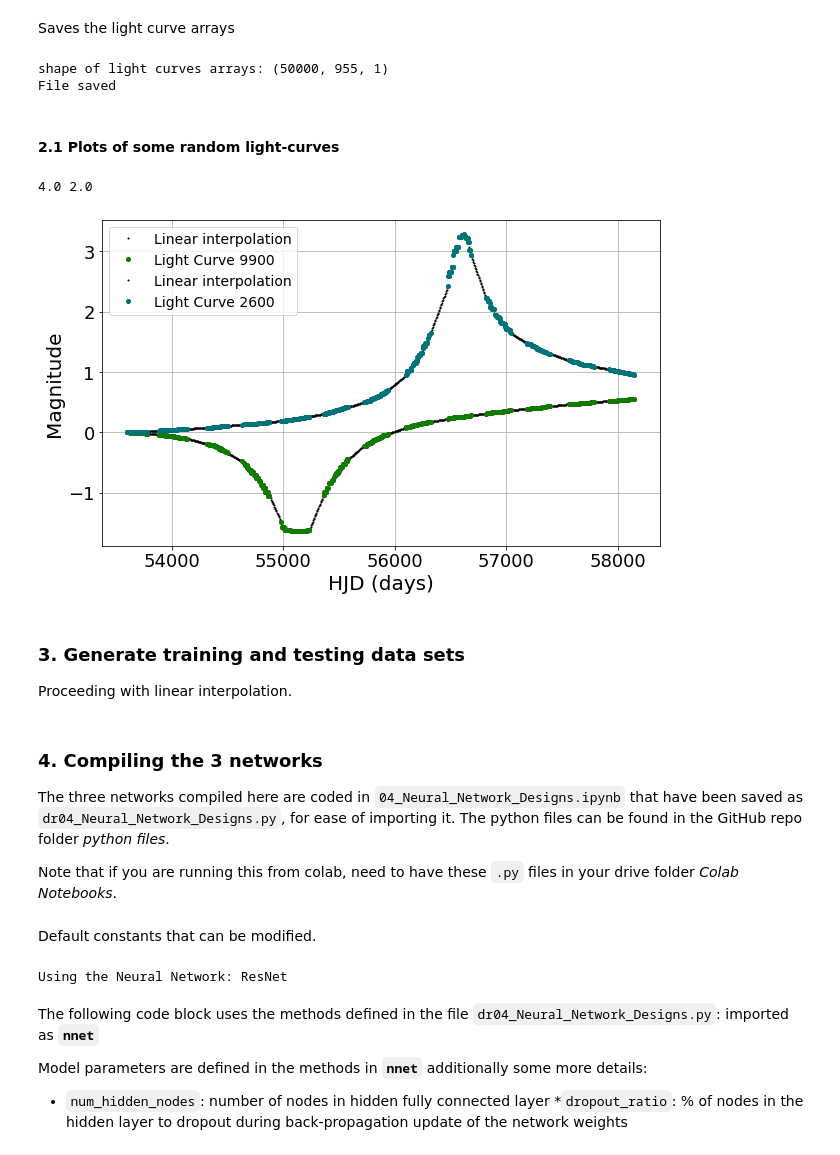
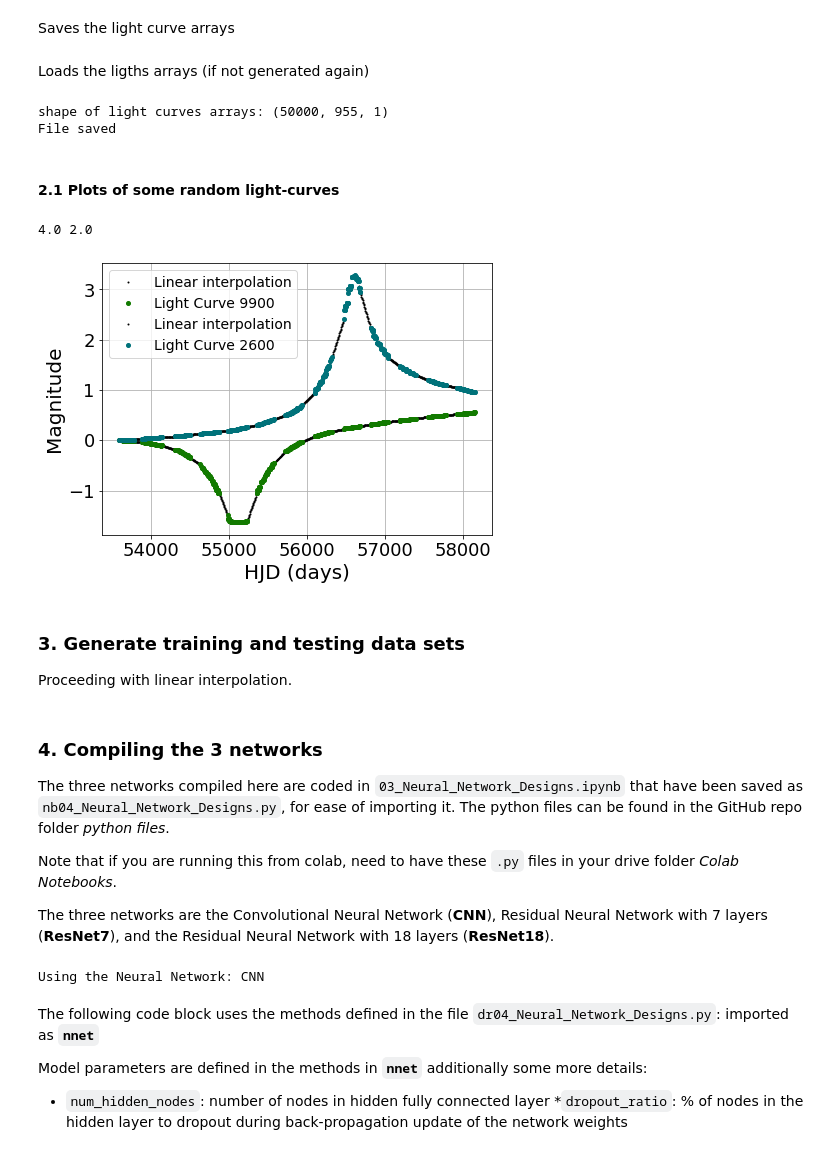
Before and after one commit to SoumyaShreeram/Microlensing_with_NeuralNets, a Jupyter notebook: 06_Testing_NNs_with_Season_Gaps_and_Interpolation.ipynb, the cells around one changed output. Saved outputs shown, nothing was run; the diff lists cells and outputs as text; code cells hidden in the pictures.

```diff
--- a/06_Testing_NNs_with_Season_Gaps_and_Interpolation.ipynb
+++ b/06_Testing_NNs_with_Season_Gaps_and_Interpolation.ipynb
@@ -87,6 +94,9 @@ season_gaps = True
 
 # if using the new data set generated by Eric
 new_data_set = True
+
+# generates new interpolated light curves? OR Use previously saved light curves?
+generate_new_files, use_saved_file = True, False
 # %% [markdown]
 ### 2. Load the data
 # %% [markdown]
@@ -142,7 +154,10 @@ def interpolateLCurves(l_curves, mjhd, l_curves_interpolated, type_inter='linear
 # %%
+# initializing a light curve array to store the interpolated curves
 l_curves_interpolated = np.array([])
 l_curves_interpolated.shape = (0, len(l_curves[0,:,0]),1)
-mjhd = np.load(data_dir+'mjhd.npy')
+
+# time array loaded from a file
+mjhd = np.load(data_dir+'Light_Curves/mjhd.npy')
 
 # linear/cubic interpolated the light curves
 if linear:
@@ -154,9 +169,3 @@ if cubic:
                                       type_inter='cubic')
 # %% [markdown]
 Saves the light curve arrays
-# %%
-print("shape of light curves arrays:", np.shape(l_curves))
-dat.saveFile(data_dir, 'Light_Curves/lightcurves_SeasonGaps_NoInterpolation', l_curves)
-# %% [output]
-shape of light curves arrays: (50000, 955, 1)
-File saved
@@ -163,28 +179,41 @@ File saved
+# %% [markdown]
+Loads the ligths arrays (if not generated again)
+# %%
+if use_saved_file:
+  lc_inter_linear = dat.loadFile(data_dir, \
+                                 'Light_Curves/lcurves_SeasonGaps_LinearInter_%d'%len(l_curves))
+  mjhd_inter = dat.loadFile(data_dir, 'Light_Curves/mjhd_inter')
+
+  # prints the light curves shape
+  dat.printLcurvesShape(lc_inter_linear)
+# %% [output]
+shape of light curves arrays: (50000, 955, 1)
+File saved
 # %% [markdown]
 #### 2.1 Plots of some random light-curves
 # %%
-fig, ax = plt.subplots(1, 1, figsize=(10,6))
+fig, ax = plt.subplots(1, 1, figsize=(7,5))
 n = [9900, 2600]
 colors = ['#127a00',  '#00727a', '#888894']
 
 for i, num in enumerate(n):
   # light curves with cubic interpolation
   if cubic:
     ax.plot(mjhd_inter, lc_inter_cubic[n[i], :, 0], '.', color='r', label='Cubic interpolation', markersize=4)
 
   # light curves with linear interpolation
   ax.plot(mjhd_inter, lc_inter_linear[n[i], :, 0], '.', color='k', label='Linear interpolation', markersize=2)
 
   # without interpolation
   ax.plot(mjhd, l_curves[n[i], :], '.', color=colors[i], label='Light Curve %i'%(n[i]), markersize=8)
 
 dat.setLabels(ax, 'HJD (days)', 'Magnitude', ticks=True, legend=True)
 fig.savefig(save_image_dir+'/interpolated_lcurves.png')
 
 print(out_radii[9900], out_radii[2600])
 # %% [output]
 4.0 2.0
-[figure, old version]
+[figure, new version]
 # %% [markdown]
 ### 3. Generate training and testing data sets
 
@@ -197,24 +226,24 @@ trainX, trainy, testX, testy = train_l_curves, onehot_train, test_l_curves, oneh
 # %% [markdown]
 ### 4. Compiling the 3 networks
 
-The three networks compiled here are coded in `04_Neural_Network_Designs.ipynb` that have been saved as `dr04_Neural_Network_Designs.py`, for ease of importing it. The python files can be found in the GitHub repo folder *python files*.
+The three networks compiled here are coded in `03_Neural_Network_Designs.ipynb` that have been saved as `nb04_Neural_Network_Designs.py`, for ease of importing it. The python files can be found in the GitHub repo folder *python files*.
 
 Note that if you are running this from colab, need to have these `.py` files in your drive folder *Colab Notebooks*.
+
+The three networks are the Convolutional Neural Network (**CNN**), Residual Neural Network with 7 layers (**ResNet7**), and the Residual Neural Network with 18 layers (**ResNet18**).
-# %% [markdown]
-Default constants that can be modified.
 # %%
-# choose which network to use (default CNN2)
-CNN1, CNN2, ResNet = False, False, True
+# choose one of these networks to use by setting the boolean to True and rest to False
+CNN, ResNet7, ResNet18 = True, False, False
 
-model_types = [CNN1, CNN2, ResNet]
-model_name_list = ['CNN1','CNN2','ResNet']
+model_types = [CNN, ResNet7, ResNet18]
+model_name_list = ['CNN','ResNet7', 'ResNet18']
 
 for i in range(len(model_name_list)):
   if model_types[i]:
     model_name = model_name_list[i]
 print('Using the Neural Network:', model_name)
 # %% [output]
-Using the Neural Network: ResNet
+Using the Neural Network: CNN
 # %% [markdown]
 The following code block uses the methods defined in the file `dr04_Neural_Network_Designs.py`: imported as **`nnet`**
 
```
Also changed, not shown: parts of 16 cells of this notebook.
